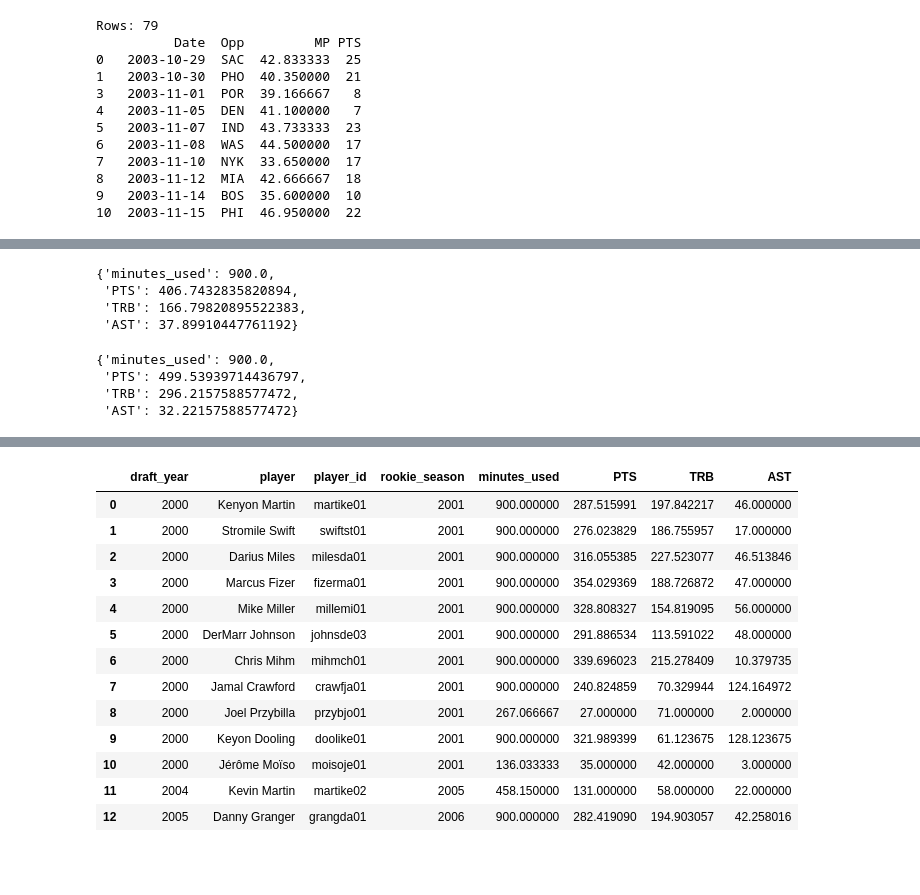
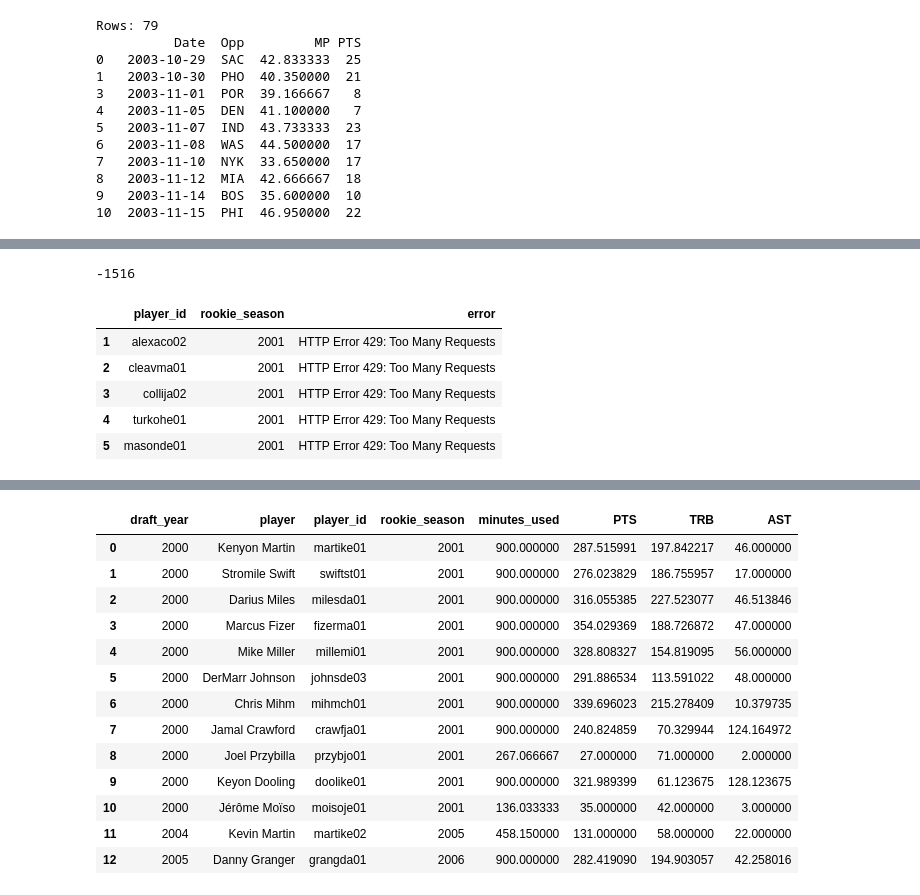
Before and after one commit to matthewellishanson/rookie-class-analysis, a Jupyter notebook: rookies.ipynb, the cells around one changed output, grey strips where cells are left out. Cells and saved outputs as stored; diff of their text form; code cells hidden in the pictures; blank space fills up the shorter version.

```diff
--- a/rookies.ipynb
+++ b/rookies.ipynb
@@ -223,23 +196,3 @@ agg_dr_900
-# %%
-# process jayson tatum's rookie season
-jt_2017 = load_rookie_gamelog("tatumja01", 2018)
-agg_jt_900 = aggregate_capped_minutes(jt_2017, cap_minutes=900)
-agg_jt_900
-# %% [output]
-{'minutes_used': 900.0,
- 'PTS': 406.7432835820894,
- 'TRB': 166.79820895522383,
- 'AST': 37.89910447761192}
-# %%
-# process karl-anthony towns's rookie season
-kt_2014 = load_rookie_gamelog("townska01", 2016)
-agg_kt_900 = aggregate_capped_minutes(kt_2014, cap_minutes=900)
-agg_kt_900
-# %% [output]
-{'minutes_used': 900.0,
- 'PTS': 499.53939714436797,
- 'TRB': 296.2157588577472,
- 'AST': 32.22157588577472}
 # %%
 # calculate rate stats
 def add_rate_stats(agg, minutes_base=36):
@@ -249,3 +202,20 @@ def add_rate_stats(agg, minutes_base=36):
         for k, v in agg.items()
         if k not in ("minutes_used",)
     }
+# %%
+rookie_caps_900 = pd.read_csv("assets/rookie_caps_900.csv")
+errors_df = pd.read_csv("assets/rookie_errors.csv")
+# %%
+len(rookie_caps_900) - len(errors_df)
+# %% [output]
+-1516
+# %%
+retry = errors_df[errors_df["error"].str.contains("429")]
+retry.head()
+# %% [output]
+|  | player_id | rookie_season | error |
+| 1 | alexaco02 | 2001 | HTTP Error 429: Too Many Requests |
+| 2 | cleavma01 | 2001 | HTTP Error 429: Too Many Requests |
+| 3 | collija02 | 2001 | HTTP Error 429: Too Many Requests |
+| 4 | turkohe01 | 2001 | HTTP Error 429: Too Many Requests |
+| 5 | masonde01 | 2001 | HTTP Error 429: Too Many Requests |
```
Also changed, not shown: parts of 20 cells of this notebook, 3 other files.
